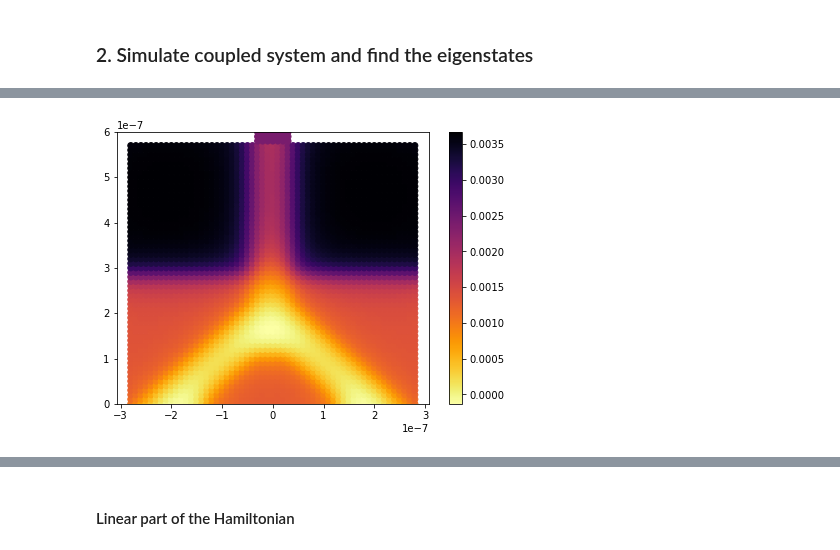
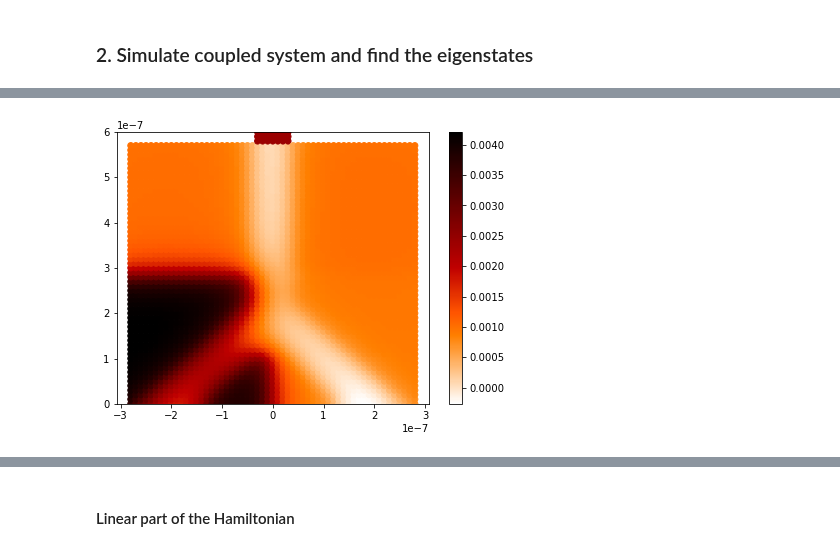
Before and after one commit to Satin21/Trijunction, a Jupyter notebook: analysis/Y.ipynb, the cells around one changed output, grey strips where cells are left out. Drawn from its saved outputs; the diff is of its cells as text; code cells hidden in the pictures.

```diff
--- a/analysis/Y.ipynb
+++ b/analysis/Y.ipynb
@@ -817,0 +823,17 @@ plt.colorbar(cax);
+# %%
+initial_condition = [ -0.0037, -0.0014,  -0.0014, 3e-3]
+# %%
+%%time
+
+sol1 = minimize(
+            gate_tuner,
+            initial_condition,
+            args=args,
+            # ftol = 1e-3,
+            # verbose = 2,
+            # max_nfev= 15
+    # bounds = bounds,
+    method = 'trust-constr',
+            options = {'disp': True, 'verbose': 2,
+                      'initial_tr_radius': 1e-3, 'gtol': 1e0}
+        )
@@ -822,5 +866,5 @@ base_hamiltonian, linear_ham = linear_Hamiltonian(poisson_params,
                                                   kwant_params,
                                                   params,
                                                   list(voltage_regions.keys()),
-                                                  phis = [optimal_phase[0], np.pi])
+                                                  phis = [0, optimal_phase[2]])
 # %% [output]
@@ -944,0 +975,12 @@ Wall time: 662 ms
+# %%
+x = sol1.x
+
+voltages = {}
+
+voltages['left_1'] = x[0]
+voltages['left_2'] = voltages['left_1']
+voltages['right_1'] = x[1]
+voltages['right_2'] = voltages['right_1']
+voltages['top_1'] = x[2]
+voltages['top_2'] = voltages['top_1']
+voltages['global_accumul'] = x[3]
@@ -958,13 +1018,13 @@ voltage_regions = poisson_system.regions.voltage.tag_points
 # %%
 fig, ax = plt.subplots(1, 1, figsize = (7, 5))
 cax = ax.scatter(kwant_sites[:, 0 ], kwant_sites[:, 1],
-                 c = np.array(to_plot), cmap = 'inferno_r',
+                 c = np.array(to_plot), cmap = 'gist_heat_r'
                 );
 ax.set_ylim(0, 0.6e-6);
 plt.colorbar(cax);
 # plt.axis('equal')
 # %% [output]
-[figure, old version]
+[figure, new version]
 # %%
 summed_ham = sum(
     [
```
Also changed, not shown: parts of 52 cells of this notebook.
